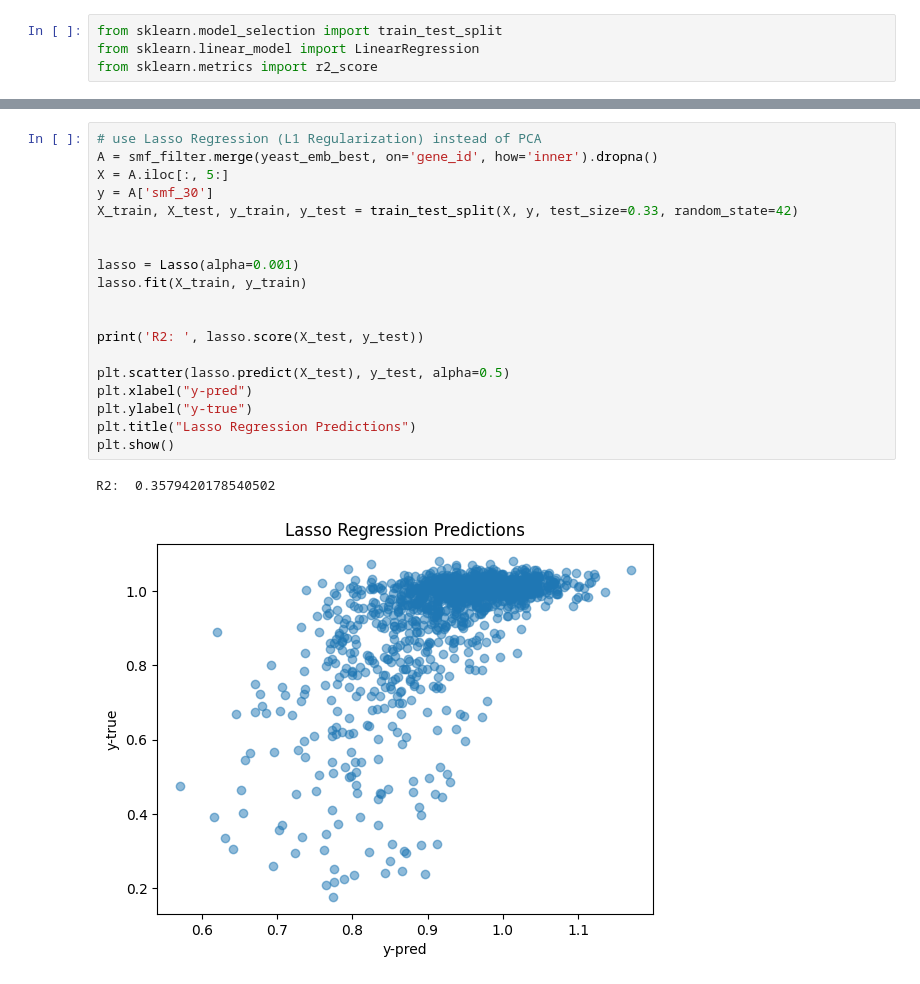
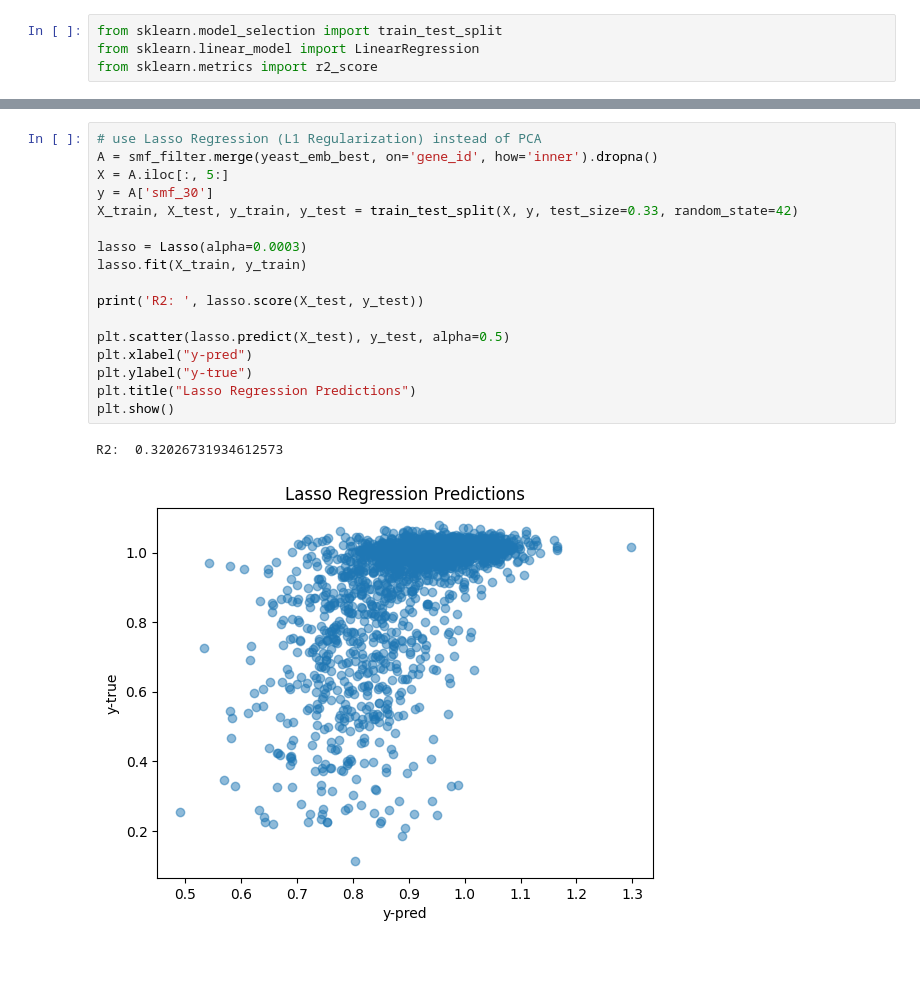
Before and after one commit to lesves/yeast-embeddings, a Jupyter notebook: InitialEvaluation.ipynb, the cells around one changed output, grey strips where cells are left out. Drawn from its saved outputs; the diff is of its cells as text.

```diff
--- a/InitialEvaluation.ipynb
+++ b/InitialEvaluation.ipynb
@@ -107,24 +112,22 @@ NameError: name 'seq_feats' is not defined
 # %%
 # use Lasso Regression (L1 Regularization) instead of PCA
 A = smf_filter.merge(yeast_emb_best, on='gene_id', how='inner').dropna()
 X = A.iloc[:, 5:]
 y = A['smf_30']
 X_train, X_test, y_train, y_test = train_test_split(X, y, test_size=0.33, random_state=42)
 
-
-lasso = Lasso(alpha=0.001)
+lasso = Lasso(alpha=0.0003)
 lasso.fit(X_train, y_train)
-
 
 print('R2: ', lasso.score(X_test, y_test))
 
 plt.scatter(lasso.predict(X_test), y_test, alpha=0.5)
 plt.xlabel("y-pred")
 plt.ylabel("y-true")
 plt.title("Lasso Regression Predictions")
 plt.show()
 # %% [output]
-R2:  0.3579420178540502
+R2:  0.32026731934612573
-[figure, old version]
+[figure, new version]
 # %%
 # use Ridge Regression (L2 Regularization) instead of PCA
```
Also changed, not shown: parts of 11 cells of this notebook.
